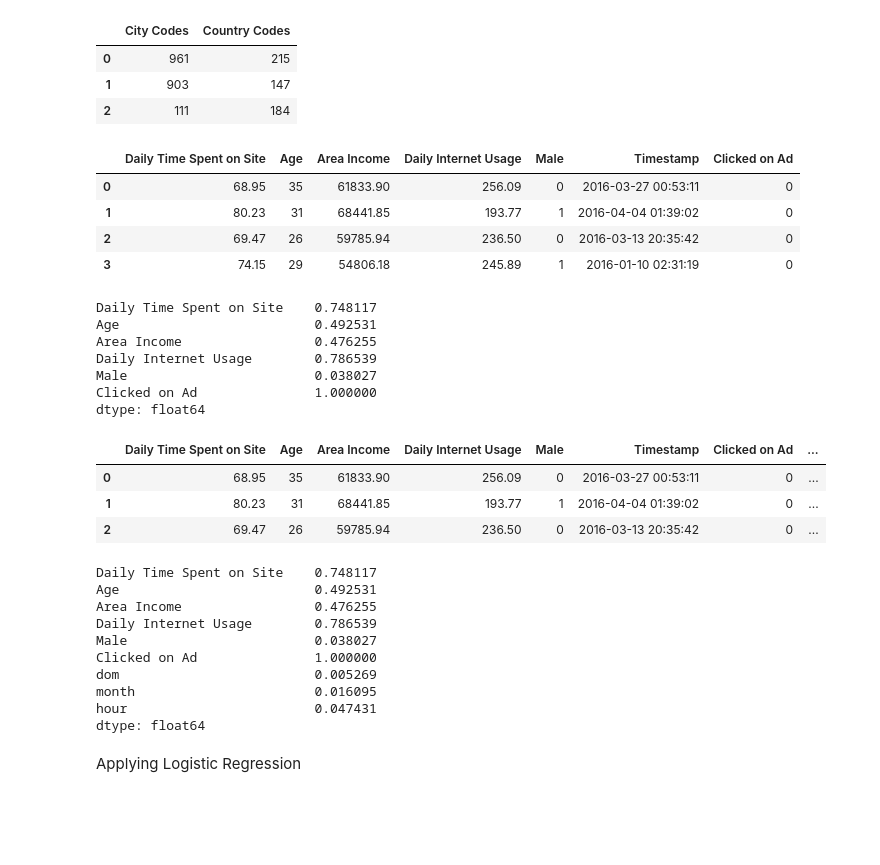
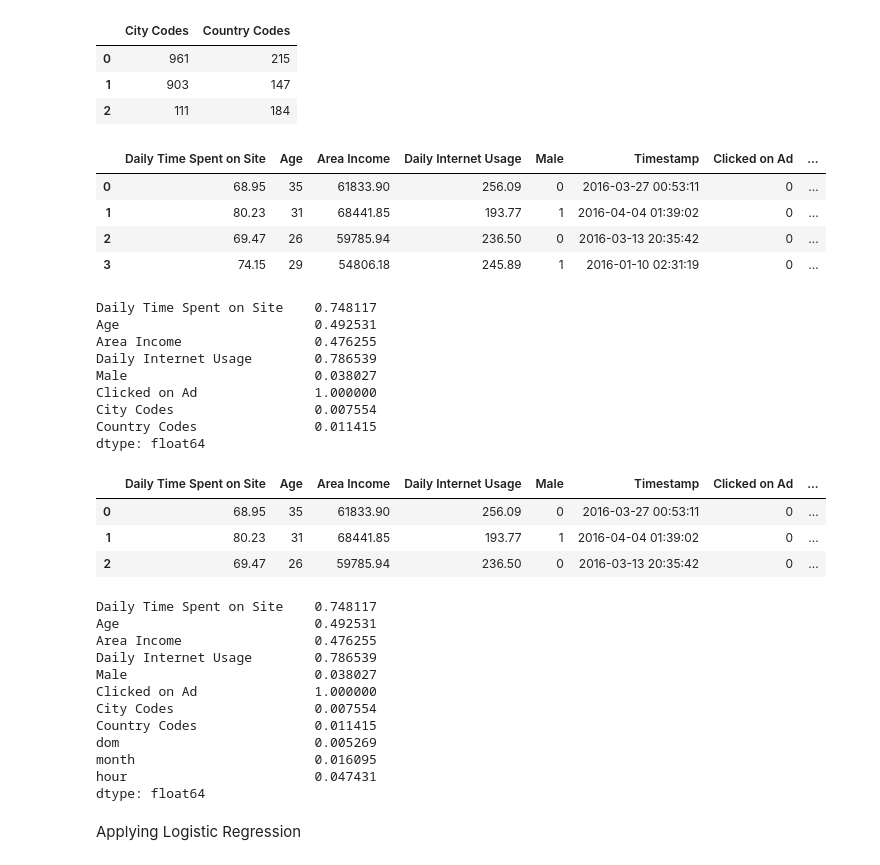
Before and after one commit to kunalrawal/DSML, a Jupyter notebook: Logistic Regression/Advertising Logistic Regression.ipynb, the cells around one changed output. Saved outputs shown, nothing was run; the diff lists cells and outputs as text; code cells hidden in the pictures; blank space fills up the shorter version.

Commit message:
Advertising Logistic Regression

```diff
--- a/Logistic Regression/Advertising Logistic Regression.ipynb
+++ b/Logistic Regression/Advertising Logistic Regression.ipynb
@@ -28,9 +28,9 @@ This data set contains the following features:
     'Clicked on Ad': 0 or 1 indicated clicking on Ad
 # %%
 #Importing the dataset
-heart_df=pd.read_csv(r"C:\Jupyter\DSML\DSML\Logistic Regression\advertising.csv")
-heart_df=pd.DataFrame(heart_df)
-heart_df.shape
+df=pd.read_csv(r"C:\Jupyter\DSML\DSML\Logistic Regression\advertising.csv")
+df=pd.DataFrame(df)
+df.shape
 # %% [output]
 (1000, 10)
 # %%
@@ -128,27 +128,27 @@ heart_df['Ad Topic Line'].head(50)
 Name: Ad Topic Line, dtype: object
 # %%
 #considering city and country as categorical values and coding them in one numeric feature.
-heart_df['City Codes']= heart_df['City'].astype('category').cat.codes
-heart_df['Country Codes']= heart_df['Country'].astype('category').cat.codes
-heart_df[['City Codes','Country Codes']].head(3)
+df['City Codes']= df['City'].astype('category').cat.codes
+df['Country Codes']= df['Country'].astype('category').cat.codes
+df[['City Codes','Country Codes']].head(3)
 # %% [output]
 |  | City Codes | Country Codes |
 | 0 | 961 | 215 |
 | 1 | 903 | 147 |
 | 2 | 111 | 184 |
 # %%
-heart_df.drop(['City','Country','Ad Topic Line'],axis=1,inplace = True)
-heart_df.head(4)
+df.drop(['City','Country','Ad Topic Line'],axis=1,inplace = True)
+df.head(4)
 # %% [output]
-|  | Daily Time Spent on Site | Age | Area Income | Daily Internet Usage | Male | Timestamp | Clicked on Ad |
-| 0 | 68.95 | 35 | 61833.90 | 256.09 | 0 | 2016-03-27 00:53:11 | 0 |
-| 1 | 80.23 | 31 | 68441.85 | 193.77 | 1 | 2016-04-04 01:39:02 | 0 |
-| 2 | 69.47 | 26 | 59785.94 | 236.50 | 0 | 2016-03-13 20:35:42 | 0 |
-| 3 | 74.15 | 29 | 54806.18 | 245.89 | 1 | 2016-01-10 02:31:19 | 0 |
+|  | Daily Time Spent on Site | Age | Area Income | Daily Internet Usage | Male | Timestamp | Clicked on Ad | ... |
+| 0 | 68.95 | 35 | 61833.90 | 256.09 | 0 | 2016-03-27 00:53:11 | 0 | ... |
+| 1 | 80.23 | 31 | 68441.85 | 193.77 | 1 | 2016-04-04 01:39:02 | 0 | ... |
+| 2 | 69.47 | 26 | 59785.94 | 236.50 | 0 | 2016-03-13 20:35:42 | 0 | ... |
+| 3 | 74.15 | 29 | 54806.18 | 245.89 | 1 | 2016-01-10 02:31:19 | 0 | ... |
 # %%
 #Look for corelation with Clicked on Ad
 # Create correlation matrix
-corr_matrix = heart_df.corrwith(heart_df['Clicked on Ad']).abs()
+corr_matrix = df.corrwith(df['Clicked on Ad']).abs()
 corr_matrix
 # %% [output]
 Daily Time Spent on Site    0.748117
@@ -157,5 +157,7 @@ Area Income                 0.476255
 Daily Internet Usage        0.786539
 Male                        0.038027
 Clicked on Ad               1.000000
+City Codes                  0.007554
+Country Codes               0.011415
 dtype: float64
 # %%
@@ -172,7 +174,7 @@ heart_df.head(3)
 # %%
 #Looked for corelation with Clicked on Ad again
 # Create correlation matrix
-corr_matrix = heart_df.corrwith(heart_df['Clicked on Ad']).abs()
+corr_matrix = df.corrwith(df['Clicked on Ad']).abs()
 corr_matrix
 # %% [output]
 Daily Time Spent on Site    0.748117
@@ -181,6 +183,8 @@ Area Income                 0.476255
 Daily Internet Usage        0.786539
 Male                        0.038027
 Clicked on Ad               1.000000
+City Codes                  0.007554
+Country Codes               0.011415
 dom                         0.005269
 month                       0.016095
 hour                        0.047431
```
Also changed, not shown: parts of 15 cells of this notebook.
